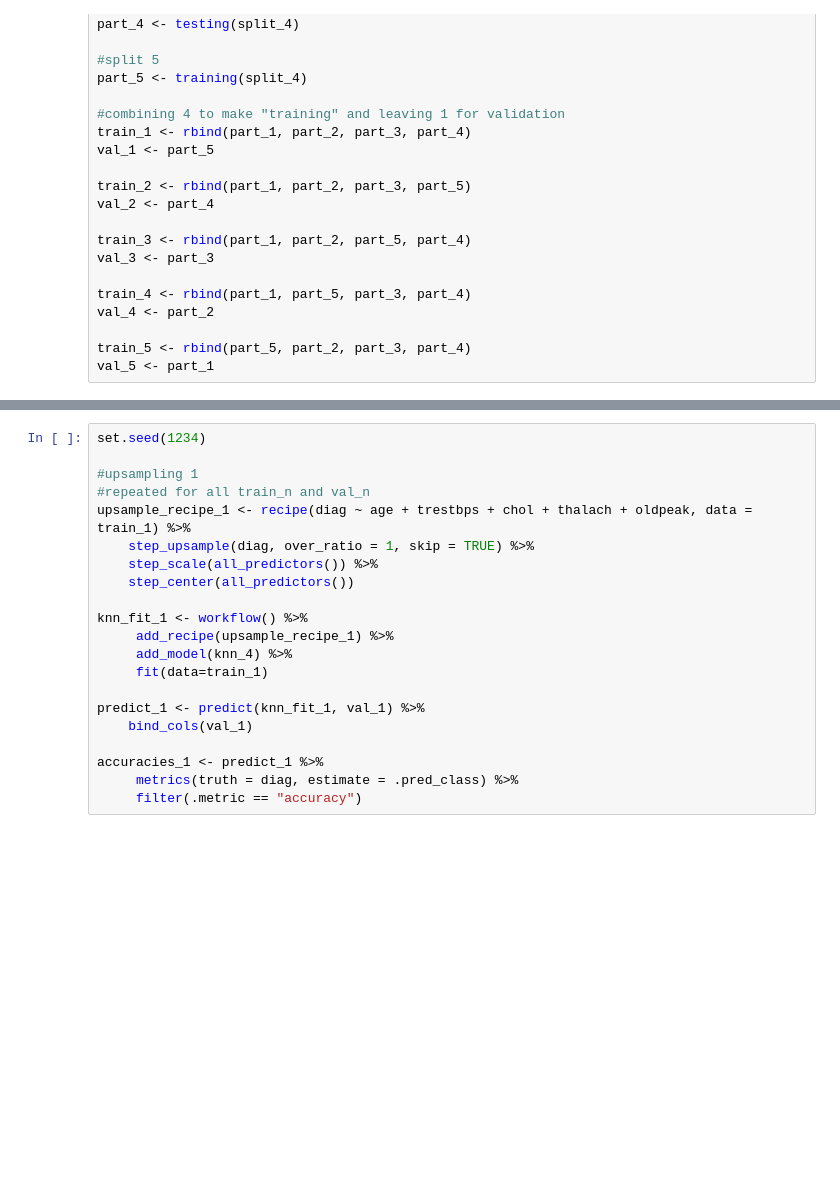
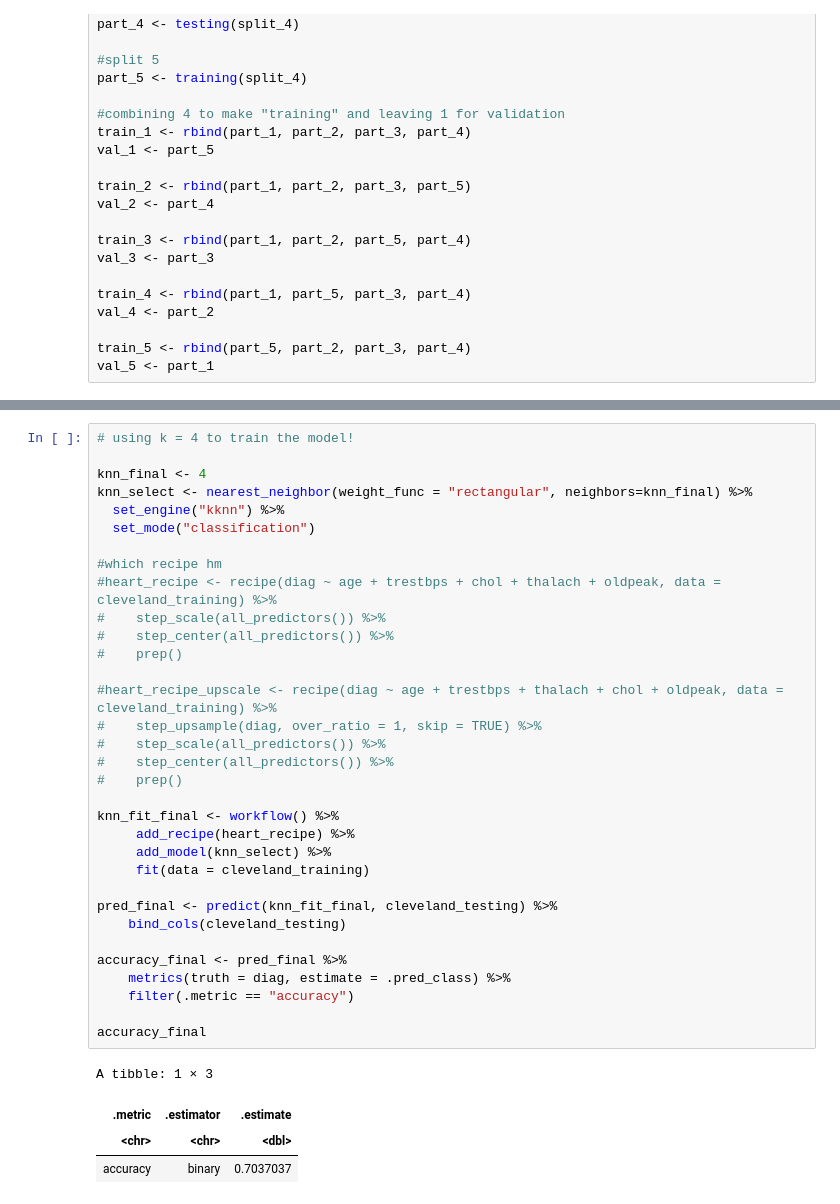
Before and after one commit to Yujinjen/group_project, a Jupyter notebook: Project_test.ipynb, the cells around one changed output, grey strips where cells are left out. Saved outputs shown, nothing was run; the diff lists cells and outputs as text; blank space fills up the shorter version.

```diff
--- a/Project_test.ipynb
+++ b/Project_test.ipynb
@@ -134,21 +485,38 @@ knn_4 <- nearest_neighbor(weight_func = "rectangular", neighbors=4) %>%
 # %%
-set.seed(1234)
+# using k = 4 to train the model!
 
-#upsampling 1
-#repeated for all train_n and val_n
-upsample_recipe_1 <- recipe(diag ~ age + trestbps + chol + thalach + oldpeak, data = train_1) %>%
-    step_upsample(diag, over_ratio = 1, skip = TRUE) %>%
-    step_scale(all_predictors()) %>%
-    step_center(all_predictors())
+knn_final <- 4
+knn_select <- nearest_neighbor(weight_func = "rectangular", neighbors=knn_final) %>%
+  set_engine("kknn") %>%
+  set_mode("classification")
 
-knn_fit_1 <- workflow() %>%
-     add_recipe(upsample_recipe_1) %>%
-     add_model(knn_4) %>%
-     fit(data=train_1)
+#which recipe hm
+#heart_recipe <- recipe(diag ~ age + trestbps + chol + thalach + oldpeak, data = cleveland_training) %>%
+#    step_scale(all_predictors()) %>%
+#    step_center(all_predictors()) %>%
+#    prep()
 
-predict_1 <- predict(knn_fit_1, val_1) %>%
-    bind_cols(val_1)
+#heart_recipe_upscale <- recipe(diag ~ age + trestbps + thalach + chol + oldpeak, data = cleveland_training) %>%
+#    step_upsample(diag, over_ratio = 1, skip = TRUE) %>%
+#    step_scale(all_predictors()) %>%
+#    step_center(all_predictors()) %>%
+#    prep()
 
-accuracies_1 <- predict_1 %>%
-     metrics(truth = diag, estimate = .pred_class) %>%
-     filter(.metric == "accuracy")
+knn_fit_final <- workflow() %>%
+     add_recipe(heart_recipe) %>%
+     add_model(knn_select) %>%
+     fit(data = cleveland_training)
+
+pred_final <- predict(knn_fit_final, cleveland_testing) %>%
+    bind_cols(cleveland_testing)
+
+accuracy_final <- pred_final %>%
+    metrics(truth = diag, estimate = .pred_class) %>%
+    filter(.metric == "accuracy")
+
+accuracy_final
+# %% [output]
+A tibble: 1 × 3
+| .metric | .estimator | .estimate |
+| <chr> | <chr> | <dbl> |
+| accuracy | binary | 0.7037037 |
```
Also changed, not shown: parts of 20 cells of this notebook.
